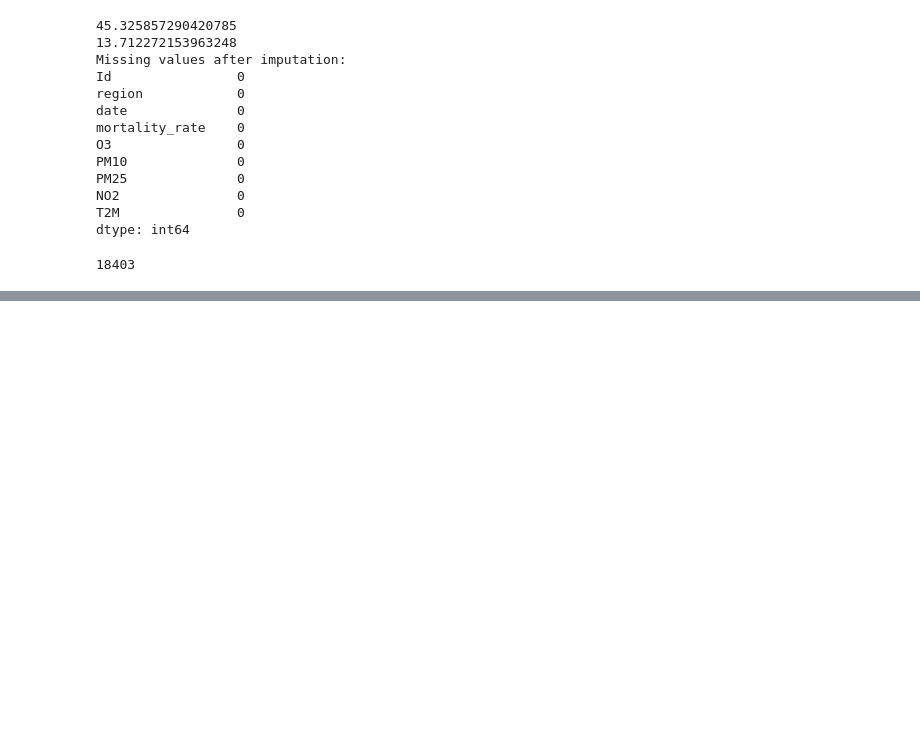
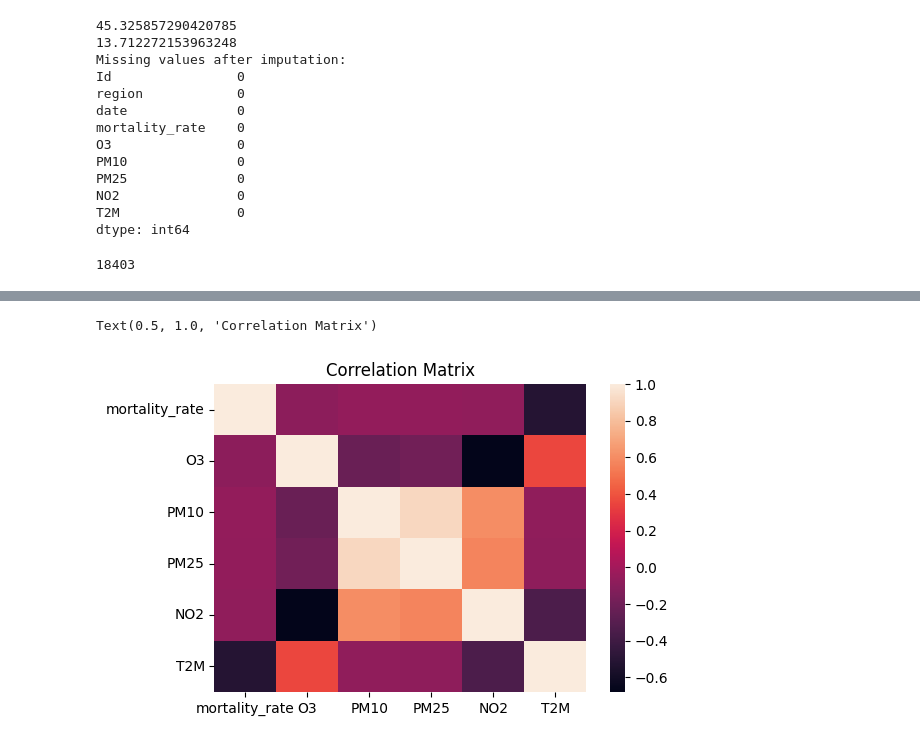
Before and after one commit to Frannerz/air_pollution_analysis, a Jupyter notebook: notebooks/machine_learning_air_pollution.ipynb, the cells around one changed output, grey strips where cells are left out. Drawn from its saved outputs; the diff is of its cells as text; code cells hidden in the pictures; blank space fills up the shorter version.

```diff
--- a/notebooks/machine_learning_air_pollution.ipynb
+++ b/notebooks/machine_learning_air_pollution.ipynb
@@ -278,0 +416,3 @@ pd.crosstab(train.education, train.target,margins=True)/train.shape[0]
+# %%
+correlation_matrix = train_pp[['mortality_rate', 'O3', 'PM10', 'PM25', 'NO2', 'T2M']].corr()
+correlation_matrix
@@ -278,0 +427,7 @@ pd.crosstab(train.education, train.target,margins=True)/train.shape[0]
+# %%
+plt.figure(figsize=(6,4))
+sns.heatmap(correlation_matrix,annot=False)
+plt.title('Correlation Matrix')
+# %% [output]
+Text(0.5, 1.0, 'Correlation Matrix')
+[figure, added]
```
Also changed, not shown: parts of 28 cells of this notebook, 2 other files.
